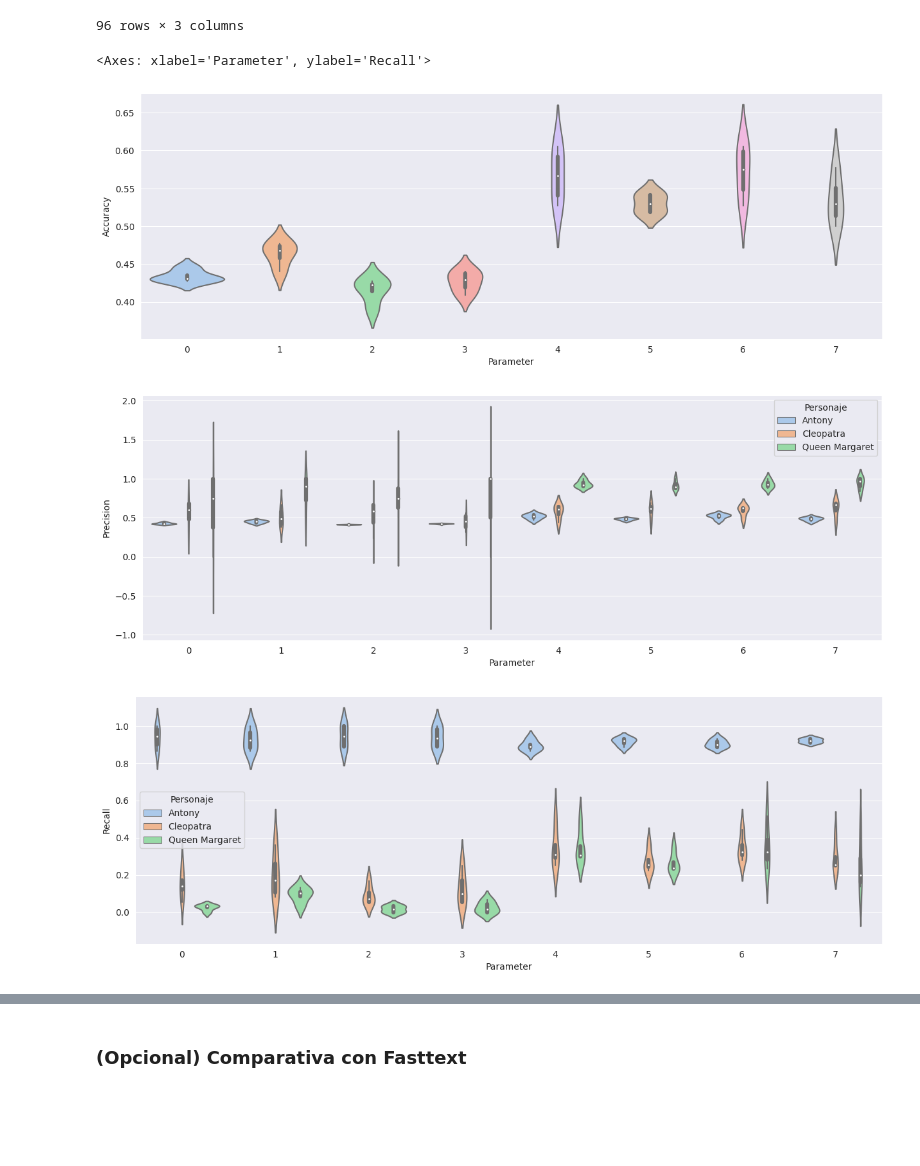
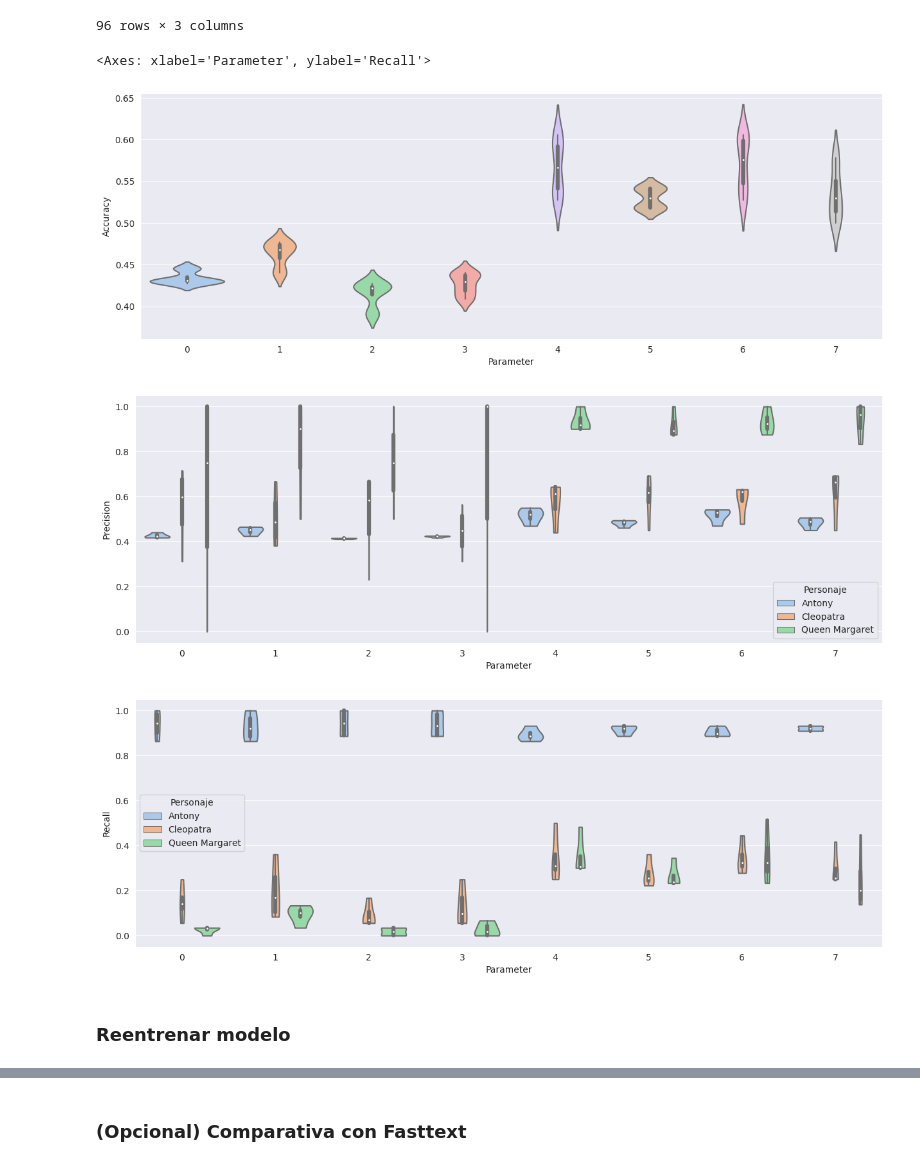
Before and after one commit to luchymd89/introcd, a Jupyter notebook: Tarea_2/shakespeare_tarea_2.ipynb, the cells around one changed output, grey strips where cells are left out. Cells and saved outputs as stored; diff of their text form; code cells hidden in the pictures; blank space fills up the shorter version.

Commit message:
Mejor modelo

```diff
--- a/Tarea_2/shakespeare_tarea_2.ipynb
+++ b/Tarea_2/shakespeare_tarea_2.ipynb
@@ -724,16 +722,18 @@ df_comparison_r
 # %%
 xticks = ['',
           ]
 plt.figure(figsize=(15,5))
-sns.violinplot(data=df_comparison, x="Parameter", y="Accuracy")
+sns.violinplot(data=df_comparison, x="Parameter", y="Accuracy", bw=.5)
 
 plt.figure(figsize=(15,5))
-sns.violinplot(data=df_comparison_p, x="Parameter", y="Precision", hue="Personaje")
+sns.violinplot(data=df_comparison_p, x="Parameter", y="Precision", hue="Personaje", cut=0)
 
 plt.figure(figsize=(15,5))
-sns.violinplot(data=df_comparison_r, x="Parameter", y="Recall", hue="Personaje")
+sns.violinplot(data=df_comparison_r, x="Parameter", y="Recall", hue="Personaje", cut=0)
 # %% [output]
 <Axes: xlabel='Parameter', ylabel='Recall'>
-[figure, old version]
+[figure, new version]
-[figure, old version]
+[figure, new version]
-[figure, old version]
+[figure, new version]
+# %% [markdown]
+### Reentrenar modelo
```
Also changed, not shown: parts of 4 cells of this notebook.
